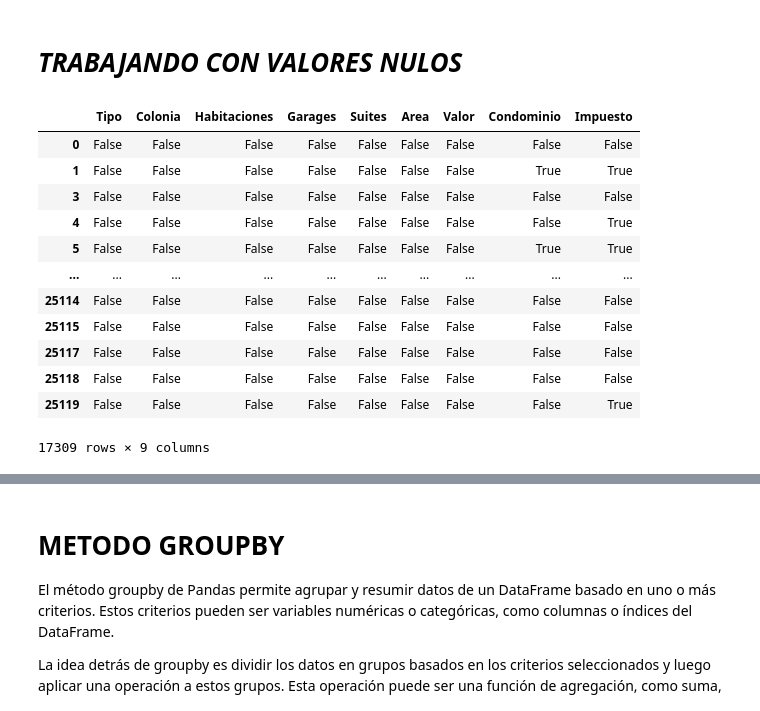
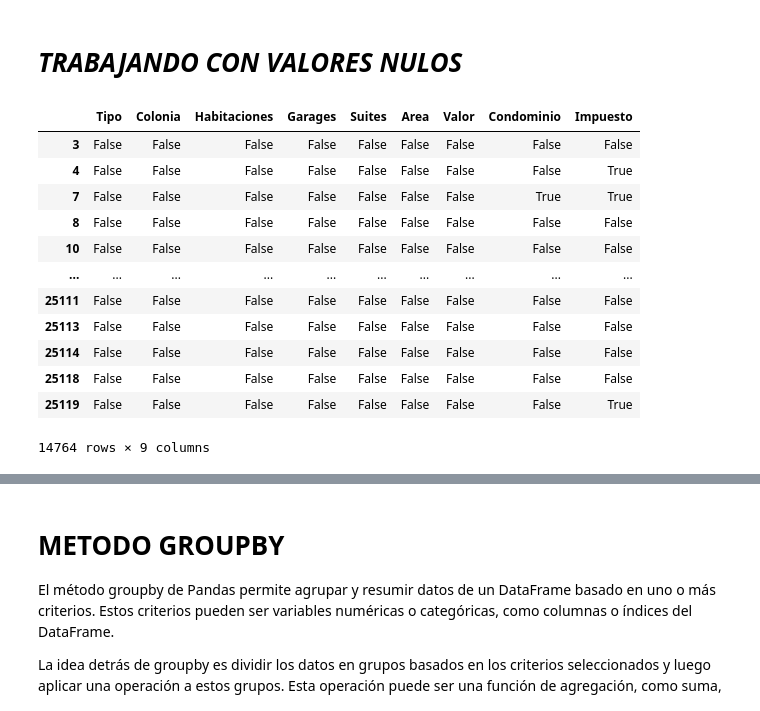
Before and after one commit to AIS-Tobe/Python_First-Steps, a Jupyter notebook: inmuebles_cdmx.ipynb, the cells around one changed output, grey strips where cells are left out. Saved outputs shown, nothing was run; the diff lists cells and outputs as text; code cells hidden in the pictures.

```diff
--- a/inmuebles_cdmx.ipynb
+++ b/inmuebles_cdmx.ipynb
@@ -566,18 +566,18 @@ df_ejemplo
 # %% [markdown]
 # *TRABAJANDO CON VALORES NULOS*
 # %%
-df.isnull()
+dfdep.isnull()
 # %% [output]
 |  | Tipo | Colonia | Habitaciones | Garages | Suites | Area | Valor | Condominio | Impuesto |
-| 0 | False | False | False | False | False | False | False | False | False |
-| 1 | False | False | False | False | False | False | False | True | True |
 | 3 | False | False | False | False | False | False | False | False | False |
 | 4 | False | False | False | False | False | False | False | False | True |
-| 5 | False | False | False | False | False | False | False | True | True |
+| 7 | False | False | False | False | False | False | False | True | True |
+| 8 | False | False | False | False | False | False | False | False | False |
+| 10 | False | False | False | False | False | False | False | False | False |
 | ... | ... | ... | ... | ... | ... | ... | ... | ... | ... |
+| 25111 | False | False | False | False | False | False | False | False | False |
+| 25113 | False | False | False | False | False | False | False | False | False |
 | 25114 | False | False | False | False | False | False | False | False | False |
-| 25115 | False | False | False | False | False | False | False | False | False |
-| 25117 | False | False | False | False | False | False | False | False | False |
 | 25118 | False | False | False | False | False | False | False | False | False |
 | 25119 | False | False | False | False | False | False | False | False | True |
-17309 rows × 9 columns
+14764 rows × 9 columns
```
Also changed, not shown: parts of 34 cells of this notebook.
